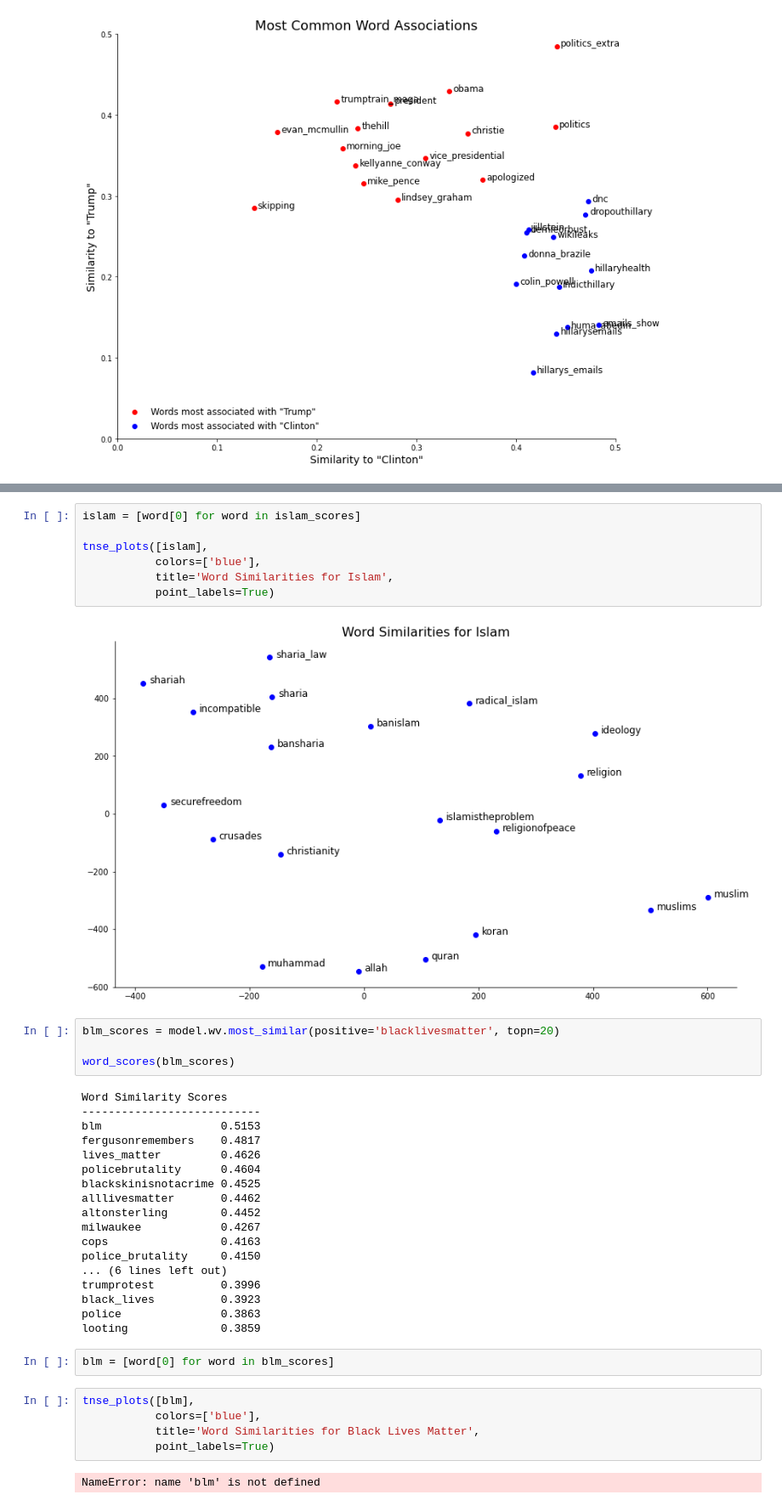
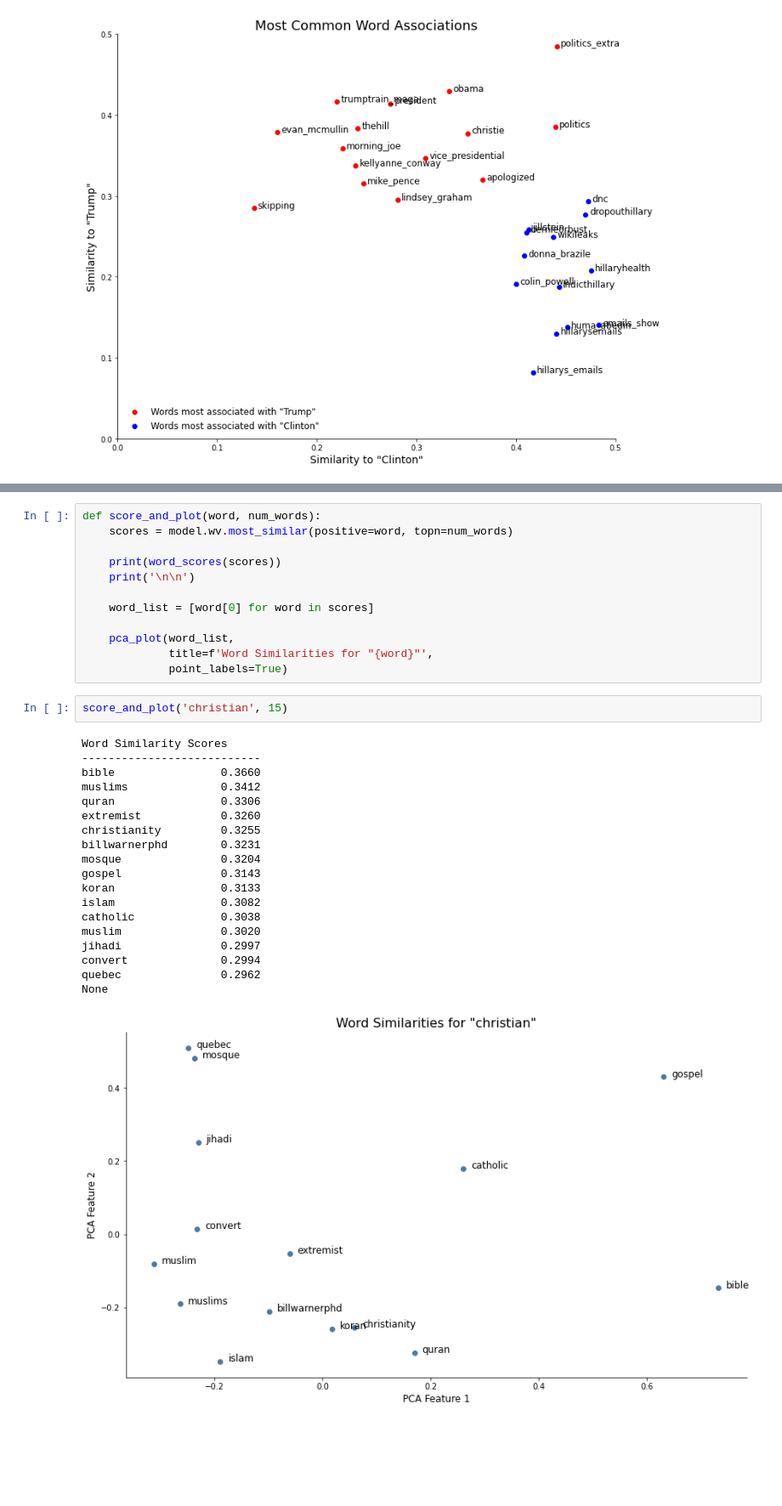
Before and after one commit to scrapfishies/russian-troll-tweets-nlp, a Jupyter notebook: modeling/w2v_modeling.ipynb, the cells around one changed output, grey strips where cells are left out. Shown: that part at 85% size. Cells and saved outputs as stored; diff of their text form; blank space fills up the shorter version.

```diff
--- a/modeling/w2v_modeling.ipynb
+++ b/modeling/w2v_modeling.ipynb
@@ -337,40 +239,34 @@ muhammad             0.4039
-# %%
-islam = [word[0] for word in islam_scores]
-
-tnse_plots([islam],
-           colors=['blue'],
-           title='Word Similarities for Islam',
-           point_labels=True)
-# %% [output]
-[figure, removed]
-# %%
-blm_scores = model.wv.most_similar(positive='blacklivesmatter', topn=20)
-
-word_scores(blm_scores)
-# %% [output]
-Word Similarity Scores
----------------------------
-blm                  0.5153
-fergusonremembers    0.4817
-lives_matter         0.4626
-policebrutality      0.4604
-blackskinisnotacrime 0.4525
-alllivesmatter       0.4462
-altonsterling        0.4452
-milwaukee            0.4267
-cops                 0.4163
-police_brutality     0.4150
-... (6 lines left out)
-trumprotest          0.3996
-black_lives          0.3923
-police               0.3863
-looting              0.3859
-# %%
-blm = [word[0] for word in blm_scores]
-# %%
-tnse_plots([blm],
-           colors=['blue'],
-           title='Word Similarities for Black Lives Matter',
-           point_labels=True)
-# %% [output]
-NameError: name 'blm' is not defined
+# %%
+def score_and_plot(word, num_words):
+    scores = model.wv.most_similar(positive=word, topn=num_words)
+
+    print(word_scores(scores))
+    print('\n\n')
+
+    word_list = [word[0] for word in scores]
+
+    pca_plot(word_list,
+             title=f'Word Similarities for "{word}"',
+             point_labels=True)
+# %%
+score_and_plot('christian', 15)
+# %% [output]
+Word Similarity Scores
+---------------------------
+bible                0.3660
+muslims              0.3412
+quran                0.3306
+extremist            0.3260
+christianity         0.3255
+billwarnerphd        0.3231
+mosque               0.3204
+gospel               0.3143
+koran                0.3133
+islam                0.3082
+catholic             0.3038
+muslim               0.3020
+jihadi               0.2997
+convert              0.2994
+quebec               0.2962
+None
+[figure, added]
```
Also changed, not shown: parts of 18 cells of this notebook, 4 other files.
